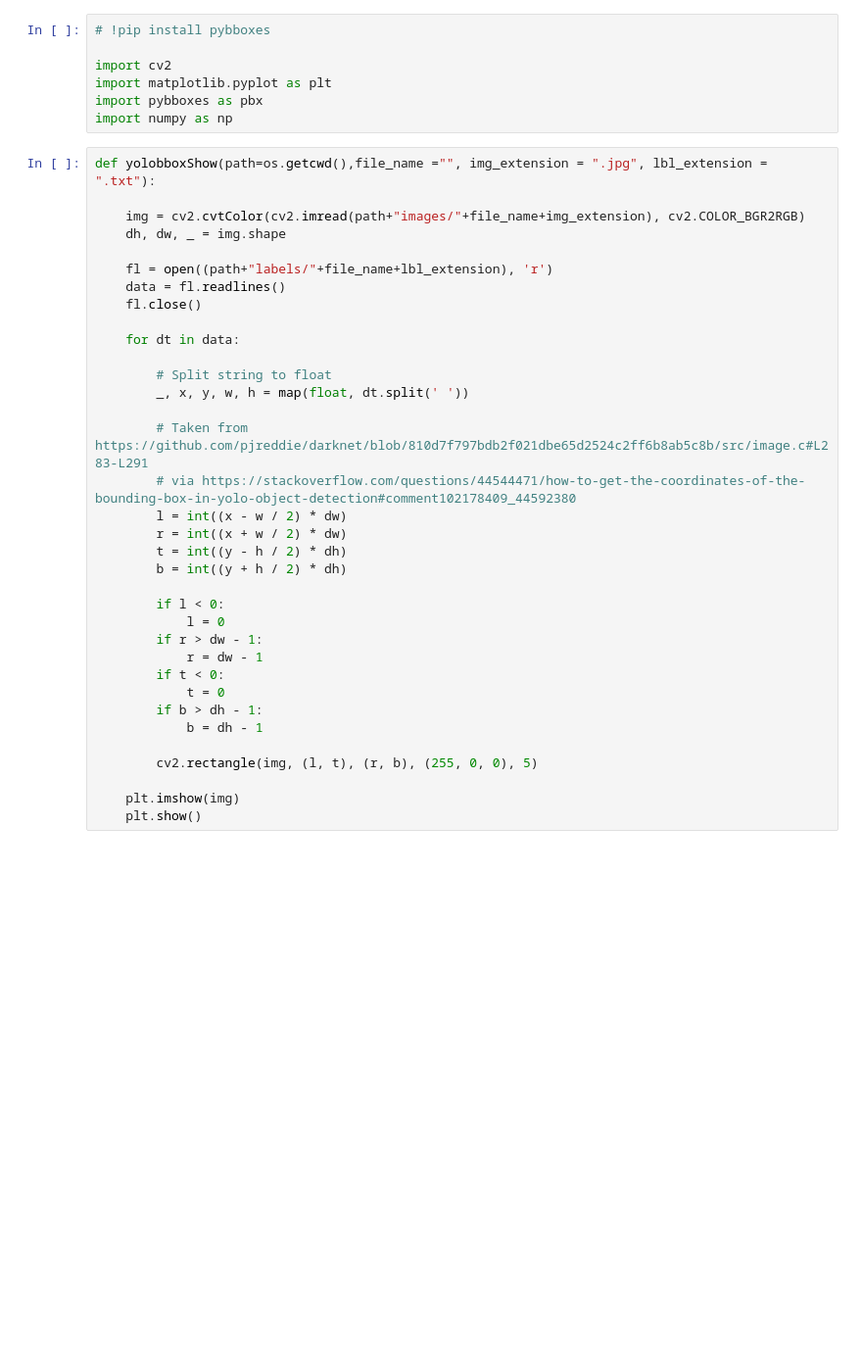
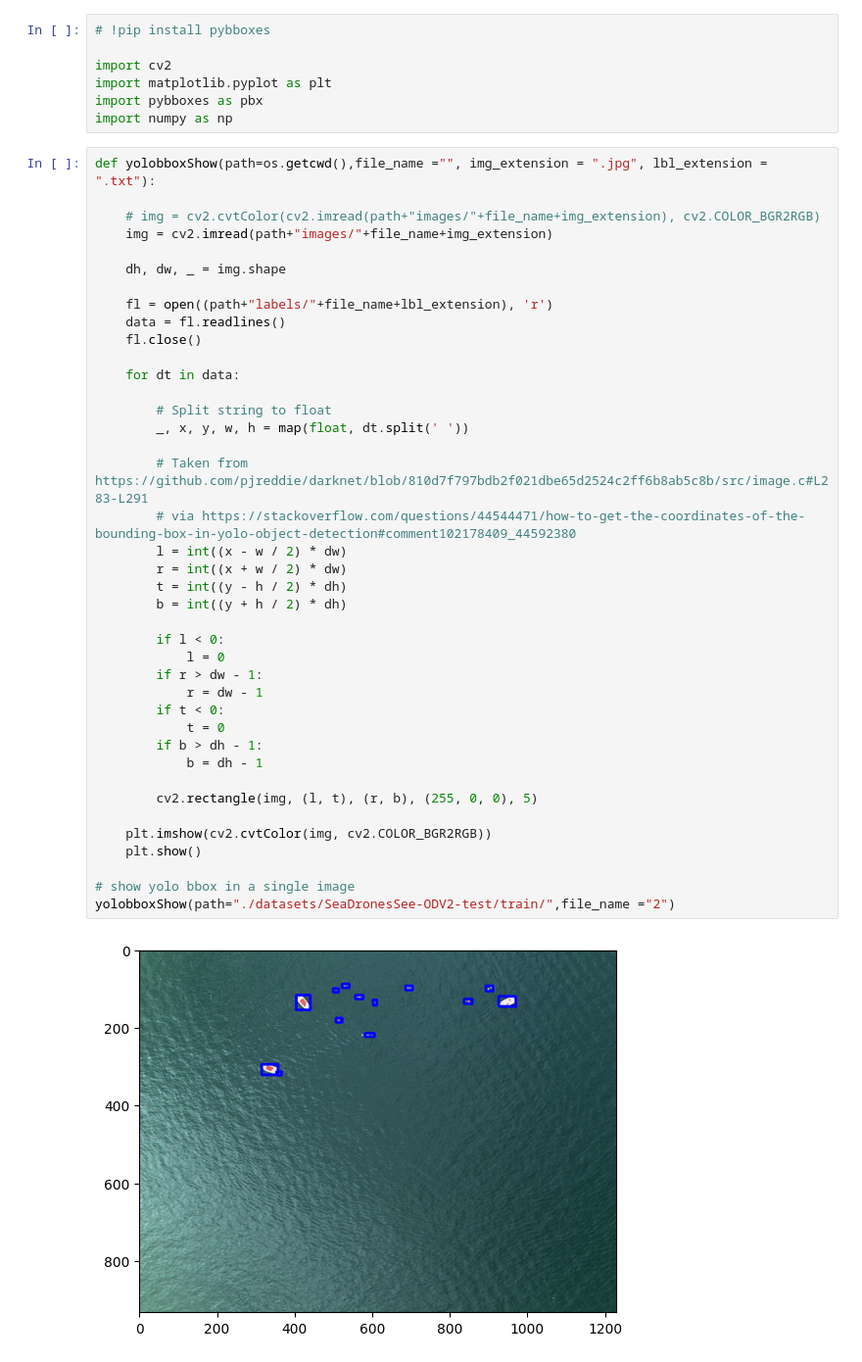
Before and after one commit to ahmadSum1/NTNU_mscThesis, a Jupyter notebook: data preprocessor_YOLO-bb-crop.ipynb, the cells around one changed output. Shown at 98% size. Saved outputs shown, nothing was run; the diff lists cells and outputs as text; blank space fills up the shorter version.

```diff
--- a/data preprocessor_YOLO-bb-crop.ipynb
+++ b/data preprocessor_YOLO-bb-crop.ipynb
@@ -38,36 +38,43 @@ import numpy as np
 # %%
 def yolobboxShow(path=os.getcwd(),file_name ="", img_extension = ".jpg", lbl_extension = ".txt"):
 
-    img = cv2.cvtColor(cv2.imread(path+"images/"+file_name+img_extension), cv2.COLOR_BGR2RGB)
+    # img = cv2.cvtColor(cv2.imread(path+"images/"+file_name+img_extension), cv2.COLOR_BGR2RGB)
+    img = cv2.imread(path+"images/"+file_name+img_extension)
+
     dh, dw, _ = img.shape
 
     fl = open((path+"labels/"+file_name+lbl_extension), 'r')
     data = fl.readlines()
     fl.close()
 
     for dt in data:
 
         # Split string to float
         _, x, y, w, h = map(float, dt.split(' '))
 
         # Taken from https://github.com/pjreddie/darknet/blob/810d7f797bdb2f021dbe65d2524c2ff6b8ab5c8b/src/image.c#L283-L291
         # via https://stackoverflow.com/questions/44544471/how-to-get-the-coordinates-of-the-bounding-box-in-yolo-object-detection#comment102178409_44592380
         l = int((x - w / 2) * dw)
         r = int((x + w / 2) * dw)
         t = int((y - h / 2) * dh)
         b = int((y + h / 2) * dh)
 
         if l < 0:
             l = 0
         if r > dw - 1:
             r = dw - 1
         if t < 0:
             t = 0
         if b > dh - 1:
             b = dh - 1
 
         cv2.rectangle(img, (l, t), (r, b), (255, 0, 0), 5)
 
-    plt.imshow(img)
+    plt.imshow(cv2.cvtColor(img, cv2.COLOR_BGR2RGB))
     plt.show()
+
+# show yolo bbox in a single image
+yolobboxShow(path="./datasets/SeaDronesSee-ODV2-test/train/",file_name ="2")
+# %% [output]
+[figure, added]
 # %% [markdown]
```
Also changed, not shown: parts of 6 cells of this notebook, 1 other file.
